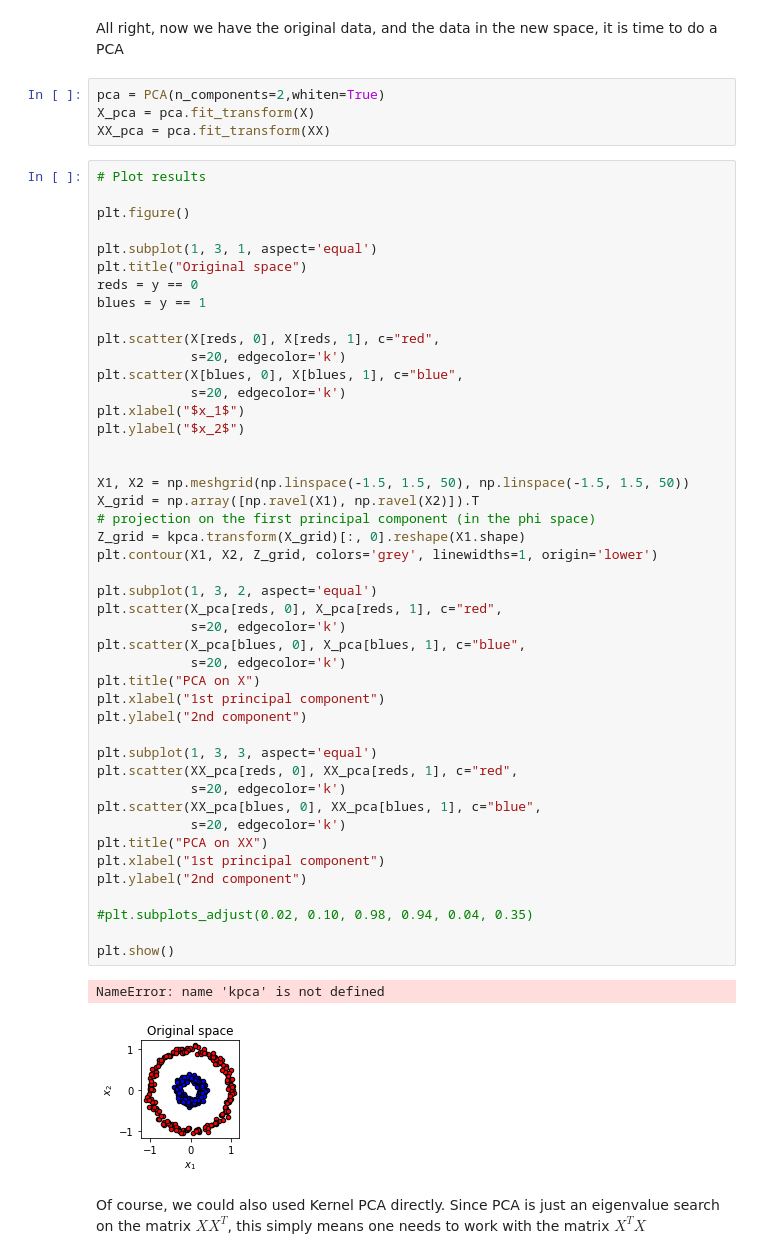
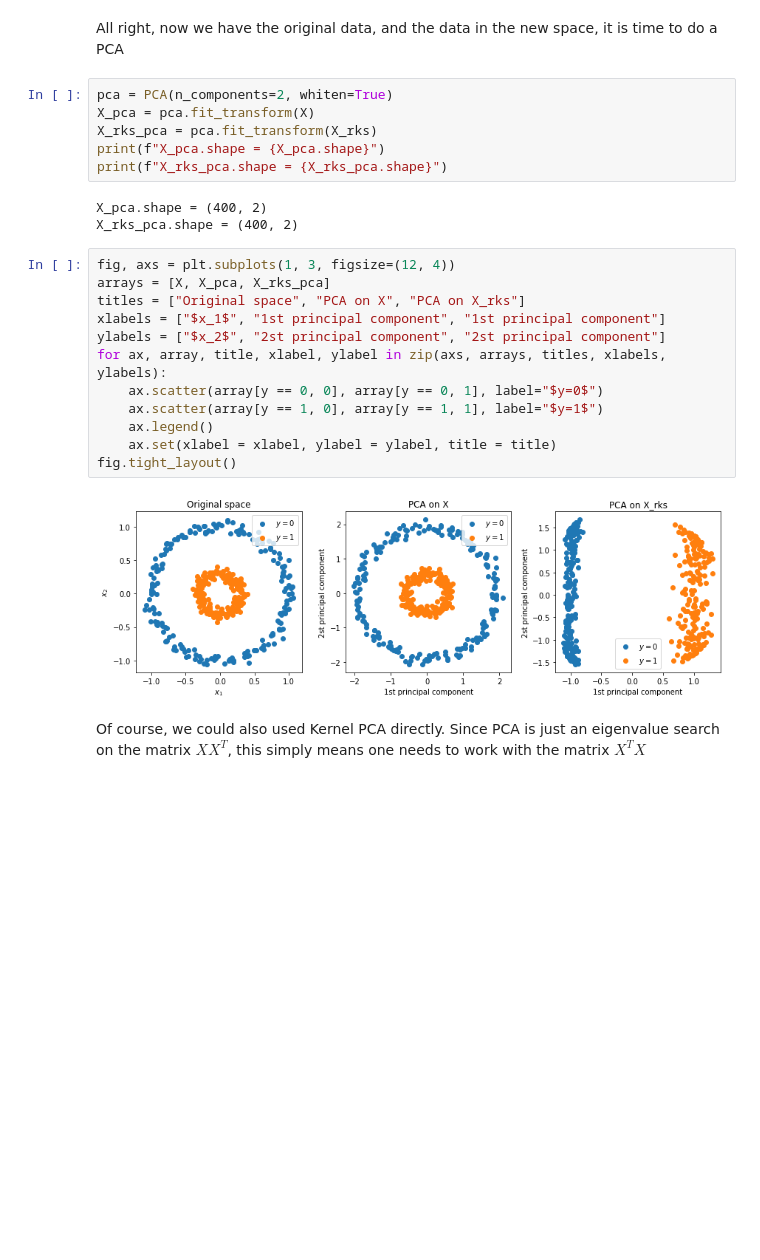
Before and after one commit to sphinxteam/mlcourse_2019, a Jupyter notebook: lec2/From PCA to Kernel PCA.ipynb, the cells around one changed output. Drawn from its saved outputs; the diff is of its cells as text; blank space fills up the shorter version.

```diff
--- a/lec2/From PCA to Kernel PCA.ipynb
+++ b/lec2/From PCA to Kernel PCA.ipynb
@@ -31,57 +40,28 @@ XX=(1/np.sqrt(D))*np.concatenate((np.cos(X@F),np.sin(X@F)),axis=1)
 # %% [markdown]
 All right, now we have the original data, and the data in the new space, it is time to do a PCA
 # %%
-pca = PCA(n_components=2,whiten=True)
+pca = PCA(n_components=2, whiten=True)
 X_pca = pca.fit_transform(X)
-XX_pca = pca.fit_transform(XX)
+X_rks_pca = pca.fit_transform(X_rks)
+print(f"X_pca.shape = {X_pca.shape}")
+print(f"X_rks_pca.shape = {X_rks_pca.shape}")
+# %% [output]
+X_pca.shape = (400, 2)
+X_rks_pca.shape = (400, 2)
-# %%
-# Plot results
-
-plt.figure()
-
-plt.subplot(1, 3, 1, aspect='equal')
-plt.title("Original space")
-reds = y == 0
-blues = y == 1
-
-plt.scatter(X[reds, 0], X[reds, 1], c="red",
-            s=20, edgecolor='k')
-plt.scatter(X[blues, 0], X[blues, 1], c="blue",
-            s=20, edgecolor='k')
-plt.xlabel("$x_1$")
-plt.ylabel("$x_2$")
-
-
-X1, X2 = np.meshgrid(np.linspace(-1.5, 1.5, 50), np.linspace(-1.5, 1.5, 50))
-X_grid = np.array([np.ravel(X1), np.ravel(X2)]).T
-# projection on the first principal component (in the phi space)
-Z_grid = kpca.transform(X_grid)[:, 0].reshape(X1.shape)
-plt.contour(X1, X2, Z_grid, colors='grey', linewidths=1, origin='lower')
-
-plt.subplot(1, 3, 2, aspect='equal')
-plt.scatter(X_pca[reds, 0], X_pca[reds, 1], c="red",
-            s=20, edgecolor='k')
-plt.scatter(X_pca[blues, 0], X_pca[blues, 1], c="blue",
-            s=20, edgecolor='k')
-plt.title("PCA on X")
-plt.xlabel("1st principal component")
-plt.ylabel("2nd component")
-
-plt.subplot(1, 3, 3, aspect='equal')
-plt.scatter(XX_pca[reds, 0], XX_pca[reds, 1], c="red",
-            s=20, edgecolor='k')
-plt.scatter(XX_pca[blues, 0], XX_pca[blues, 1], c="blue",
-            s=20, edgecolor='k')
-plt.title("PCA on XX")
-plt.xlabel("1st principal component")
-plt.ylabel("2nd component")
-
-#plt.subplots_adjust(0.02, 0.10, 0.98, 0.94, 0.04, 0.35)
-
-plt.show()
-# %% [output]
-NameError: name 'kpca' is not defined
-[figure, removed]
+# %%
+fig, axs = plt.subplots(1, 3, figsize=(12, 4))
+arrays = [X, X_pca, X_rks_pca]
+titles = ["Original space", "PCA on X", "PCA on X_rks"]
+xlabels = ["$x_1$", "1st principal component", "1st principal component"]
+ylabels = ["$x_2$", "2st principal component", "2st principal component"]
+for ax, array, title, xlabel, ylabel in zip(axs, arrays, titles, xlabels, ylabels):
+    ax.scatter(array[y == 0, 0], array[y == 0, 1], label="$y=0$")
+    ax.scatter(array[y == 1, 0], array[y == 1, 1], label="$y=1$")
+    ax.legend()
+    ax.set(xlabel = xlabel, ylabel = ylabel, title = title)
+fig.tight_layout()
+# %% [output]
+[figure, added]
 # %% [markdown]
 Of course, we could also used Kernel PCA directly. Since PCA is just an eigenvalue search on the matrix $XX^T$, this simply means one needs to work with the matrix $X^TX$
 # %%
```
Also changed, not shown: parts of 6 cells of this notebook, 1 other file.
